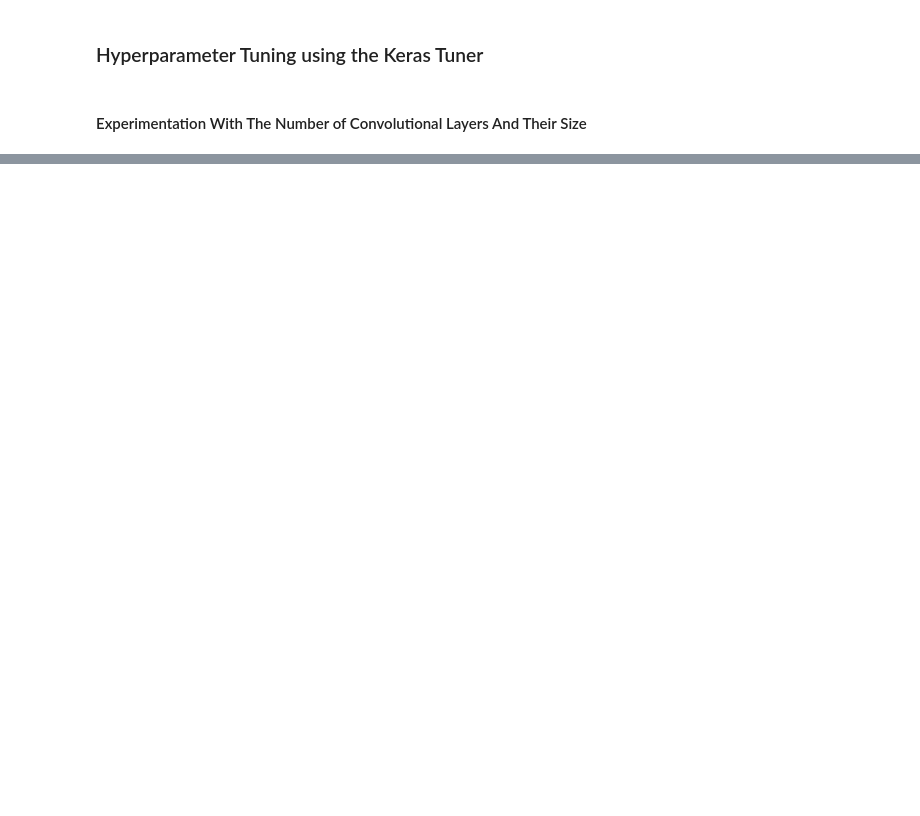
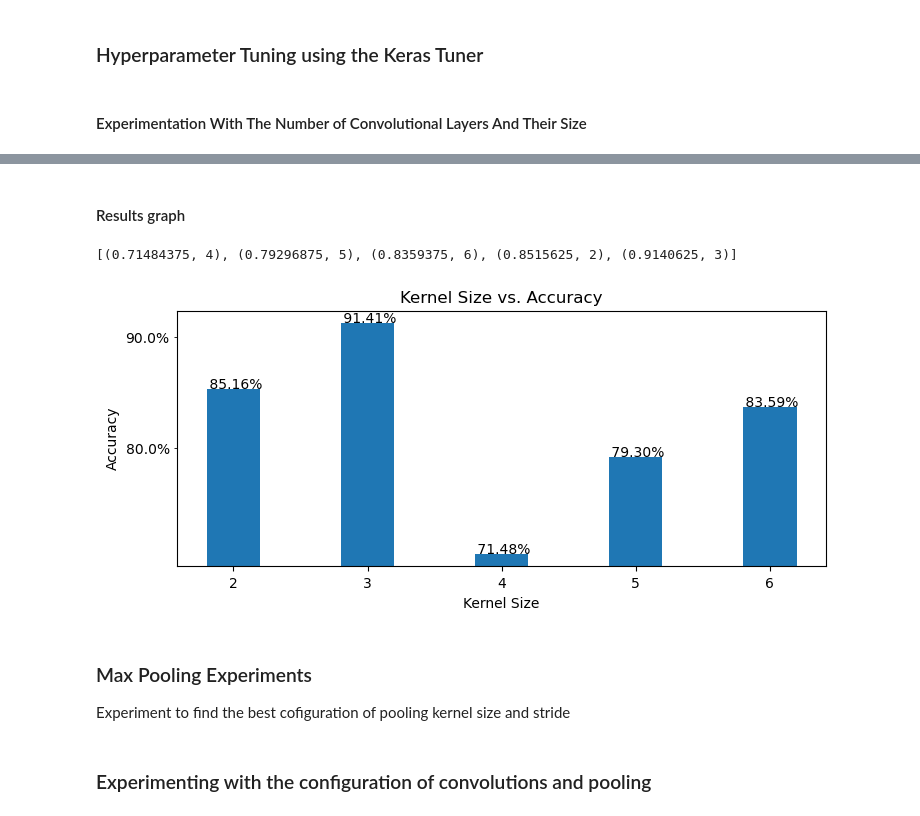
Before and after one commit to David-Huson/CAP4601_Project2, a Jupyter notebook: project02.ipynb, the cells around one changed output, grey strips where cells are left out. Cells and saved outputs as stored; diff of their text form; code cells hidden in the pictures; blank space fills up the shorter version.

```diff
--- a/project02.ipynb
+++ b/project02.ipynb
@@ -79,0 +86,3 @@ test_images /= 255
+# %%
+model = keras.models.load_model('./models/best_model')
+load_status = model.load_weights("./models/ckpt")
@@ -312,0 +287,7 @@ Accuracy: 89.84%, Loss: 0.32
+# %%
+kernel_size_tuner = RandomSearch(
+                    build_model,
+                    objective="val_accuracy",
+                    max_trials=6,
+                    directory='./convLayers',
+                    project_name='kernelSizeTests')
@@ -312,0 +316,42 @@ Accuracy: 89.84%, Loss: 0.32
+# %% [markdown]
+#### Results graph
+# %%
+params = kernel_size_tuner.get_best_hyperparameters(num_trials=6) #get hyper params best to worst
+
+scores = []
+kernel_size = []
+for i in range (5):
+    with open(f"./convLayers/kernelSizeTests/trial_{i}/trial.json", 'r') as json_file:
+        data = json.load(json_file)
+        scores.append(data["score"])
+    kernel_size.append(params[i]['Kernel size'])
+
+
+scores = sorted(scores)
+kernel_size = kernel_size[::-1] # reverse the order of the hyperparameters without sorting the list
+
+sortedPairs = sorted(list(zip(scores, kernel_size)), key=lambda x: x[0])
+print(sortedPairs)
+# %% [output]
+[(0.71484375, 4), (0.79296875, 5), (0.8359375, 6), (0.8515625, 2), (0.9140625, 3)]
+# %%
+accuracies = [x[0] for x in sortedPairs]
+kernel_sizes = [x[1] for x in sortedPairs]
+
+for i in range(len(kernel_sizes)):
+    plt.annotate(f"{accuracies[i]*100: .2f}%", xy=(kernel_sizes[i], accuracies[i]), xytext=(kernel_sizes[i], accuracies[i]), ha='center')
+
+plt.yscale("log")
+ax = plt.subplot()
+ax.yaxis.set_minor_formatter(ticker.PercentFormatter(xmax=1))
+plt.title("Kernel Size vs. Accuracy")
+plt.xlabel('Kernel Size')
+plt.ylabel('Accuracy')
+plt.bar(kernel_sizes, accuracies, width=0.4)
+plt.savefig('graphs/kernelSize.png')
+plt.show()
+# %% [output]
+[figure, added]
+# %% [markdown]
+### Max Pooling Experiments
+Experiment to find the best cofiguration of pooling kernel size and stride
@@ -312,0 +386,2 @@ Accuracy: 89.84%, Loss: 0.32
+# %% [markdown]
+### Experimenting with the configuration of convolutions and pooling
```
Also changed, not shown: parts of 82 cells of this notebook.
